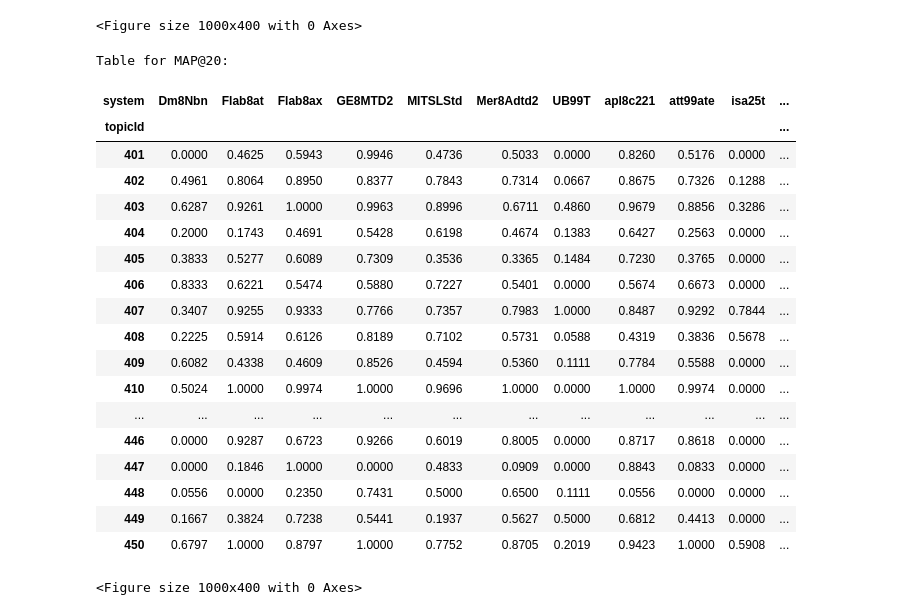
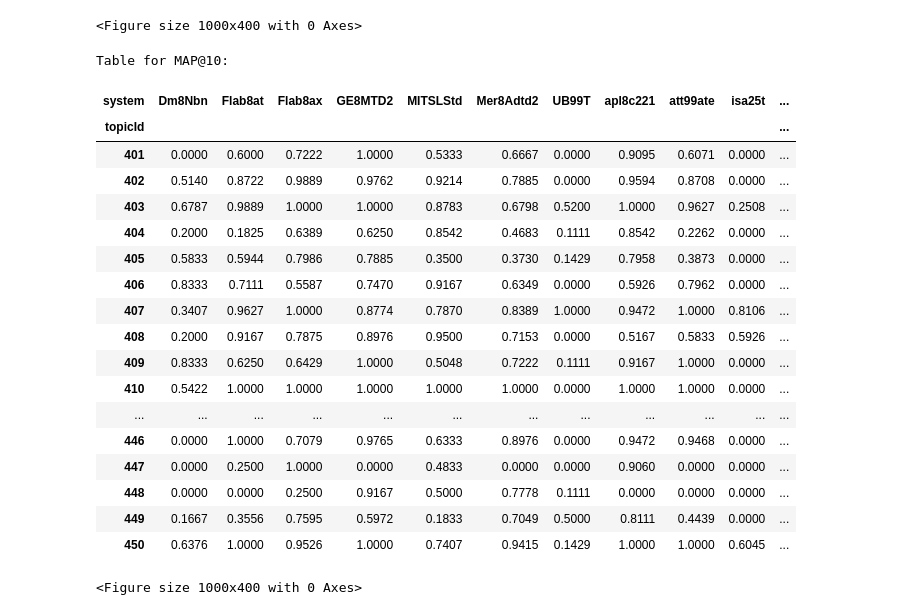
Before and after one commit to naisyh/IR, a Jupyter notebook: PandMAP.ipynb, the cells around one changed output. Cells and saved outputs as stored; diff of their text form; code cells hidden in the pictures.

```diff
--- a/PandMAP.ipynb
+++ b/PandMAP.ipynb
@@ -45,11 +45,11 @@ def calculate_metrics(df, qrel_dict):
         retrieved_docs = group.sort_values('ranking')['docId'].tolist()
 
         p_at_10 = precision_at_k(relevant_docs, retrieved_docs, 10)
-        p_at_50 = precision_at_k(relevant_docs, retrieved_docs, 50)
+        p_at_100 = precision_at_k(relevant_docs, retrieved_docs, 100)
         map_at_100 = mean_average_precision_at_k(relevant_docs, retrieved_docs, 100) #MAP
-        map_at_20 = mean_average_precision_at_k(relevant_docs, retrieved_docs, 20) #MAP
+        map_at_10 = mean_average_precision_at_k(relevant_docs, retrieved_docs, 10) #MAP
 
-        results.append({'topicId': topic, 'P@10': p_at_10, 'P@50': p_at_50, 'MAP@100': map_at_100, 'MAP@20': map_at_20})
+        results.append({'topicId': topic, 'P@10': p_at_10, 'P@100': p_at_100, 'MAP@100': map_at_100, 'MAP@10': map_at_10})
 
     return results
 # %%
@@ -98,9 +98,9 @@ if all_results:
 
     # Display the final results in separate tables for P@10, P@100, AP@100, and MAP@100
     table_format_p10 = final_results.pivot(index='topicId', columns='system', values='P@10')
-    table_format_p50 = final_results.pivot(index='topicId', columns='system', values='P@50')
+    table_format_p100 = final_results.pivot(index='topicId', columns='system', values='P@100')
     table_format_map100 = final_results.pivot(index='topicId', columns='system', values='MAP@100')
-    table_format_map20 = final_results.pivot(index='topicId', columns='system', values='MAP@20')
+    table_format_map10 = final_results.pivot(index='topicId', columns='system', values='MAP@10')
 
 else:
     print("No valid data found to concatenate.")
@@ -237,49 +255,54 @@ Table for MAP@100:
 | 450 | 0.6799 | 0.9148 | 0.8136 | 0.8787 | 0.8223 | 0.7281 | 0.2482 | 0.8390 | 0.9341 | 0.4704 | ... |
 <Figure size 1000x400 with 0 Axes>
 # %%
-print("\nTable for MAP@20:")
-display(table_format_map20.round(4))
+print("\nTable for MAP@10:")
+display(table_format_map10.round(4))
 
-table=table_format_map20.round(4)
+table=table_format_map10.round(4)
+
+# Save the cleaned DataFrame back to a file
+save_path = "D:\VSCODE PROJECT\IR\scores\map@10.csv"
+
+table.to_csv(save_path, index='topicId')
 
 # Create a figure and axis
 plt.figure(figsize=(10, 4))  # Example: width = 10, height = 4
 fig, ax = plt.subplots()
 
 # Hide axes for cleaner table appearance
 ax.axis('off')
 
 # Create table and add row labels
 table = ax.table(
     cellText=table.values,
     colLabels=table.columns,
     rowLabels=table.index,
     loc='center'
 )
 
 # Save the table as an image
-plt.savefig(f"map@20_table.png", bbox_inches='tight', dpi=300)  # Customize filename and format
+plt.savefig(f"map@10_table.png", bbox_inches='tight', dpi=300)  # Customize filename and format
 plt.close(fig)  # Close the figure to avoid memory leaks
 # %% [output]
-Table for MAP@20:
+Table for MAP@10:
 | system | Dm8Nbn | Flab8at | Flab8ax | GE8MTD2 | MITSLStd | Mer8Adtd2 | UB99T | apl8c221 | att99ate | isa25t | ... |
 | topicId |  |  |  |  |  |  |  |  |  |  | ... |
-| 401 | 0.0000 | 0.4625 | 0.5943 | 0.9946 | 0.4736 | 0.5033 | 0.0000 | 0.8260 | 0.5176 | 0.0000 | ... |
-| 402 | 0.4961 | 0.8064 | 0.8950 | 0.8377 | 0.7843 | 0.7314 | 0.0667 | 0.8675 | 0.7326 | 0.1288 | ... |
-| 403 | 0.6287 | 0.9261 | 1.0000 | 0.9963 | 0.8996 | 0.6711 | 0.4860 | 0.9679 | 0.8856 | 0.3286 | ... |
-| 404 | 0.2000 | 0.1743 | 0.4691 | 0.5428 | 0.6198 | 0.4674 | 0.1383 | 0.6427 | 0.2563 | 0.0000 | ... |
-| 405 | 0.3833 | 0.5277 | 0.6089 | 0.7309 | 0.3536 | 0.3365 | 0.1484 | 0.7230 | 0.3765 | 0.0000 | ... |
-| 406 | 0.8333 | 0.6221 | 0.5474 | 0.5880 | 0.7227 | 0.5401 | 0.0000 | 0.5674 | 0.6673 | 0.0000 | ... |
-| 407 | 0.3407 | 0.9255 | 0.9333 | 0.7766 | 0.7357 | 0.7983 | 1.0000 | 0.8487 | 0.9292 | 0.7844 | ... |
-| 408 | 0.2225 | 0.5914 | 0.6126 | 0.8189 | 0.7102 | 0.5731 | 0.0588 | 0.4319 | 0.3836 | 0.5678 | ... |
-| 409 | 0.6082 | 0.4338 | 0.4609 | 0.8526 | 0.4594 | 0.5360 | 0.1111 | 0.7784 | 0.5588 | 0.0000 | ... |
-| 410 | 0.5024 | 1.0000 | 0.9974 | 1.0000 | 0.9696 | 1.0000 | 0.0000 | 1.0000 | 0.9974 | 0.0000 | ... |
+| 401 | 0.0000 | 0.6000 | 0.7222 | 1.0000 | 0.5333 | 0.6667 | 0.0000 | 0.9095 | 0.6071 | 0.0000 | ... |
+| 402 | 0.5140 | 0.8722 | 0.9889 | 0.9762 | 0.9214 | 0.7885 | 0.0000 | 0.9594 | 0.8708 | 0.0000 | ... |
+| 403 | 0.6787 | 0.9889 | 1.0000 | 1.0000 | 0.8783 | 0.6798 | 0.5200 | 1.0000 | 0.9627 | 0.2508 | ... |
+| 404 | 0.2000 | 0.1825 | 0.6389 | 0.6250 | 0.8542 | 0.4683 | 0.1111 | 0.8542 | 0.2262 | 0.0000 | ... |
+| 405 | 0.5833 | 0.5944 | 0.7986 | 0.7885 | 0.3500 | 0.3730 | 0.1429 | 0.7958 | 0.3873 | 0.0000 | ... |
+| 406 | 0.8333 | 0.7111 | 0.5587 | 0.7470 | 0.9167 | 0.6349 | 0.0000 | 0.5926 | 0.7962 | 0.0000 | ... |
+| 407 | 0.3407 | 0.9627 | 1.0000 | 0.8774 | 0.7870 | 0.8389 | 1.0000 | 0.9472 | 1.0000 | 0.8106 | ... |
+| 408 | 0.2000 | 0.9167 | 0.7875 | 0.8976 | 0.9500 | 0.7153 | 0.0000 | 0.5167 | 0.5833 | 0.5926 | ... |
+| 409 | 0.8333 | 0.6250 | 0.6429 | 1.0000 | 0.5048 | 0.7222 | 0.1111 | 0.9167 | 1.0000 | 0.0000 | ... |
+| 410 | 0.5422 | 1.0000 | 1.0000 | 1.0000 | 1.0000 | 1.0000 | 0.0000 | 1.0000 | 1.0000 | 0.0000 | ... |
 | ... | ... | ... | ... | ... | ... | ... | ... | ... | ... | ... | ... |
-| 446 | 0.0000 | 0.9287 | 0.6723 | 0.9266 | 0.6019 | 0.8005 | 0.0000 | 0.8717 | 0.8618 | 0.0000 | ... |
-| 447 | 0.0000 | 0.1846 | 1.0000 | 0.0000 | 0.4833 | 0.0909 | 0.0000 | 0.8843 | 0.0833 | 0.0000 | ... |
-| 448 | 0.0556 | 0.0000 | 0.2350 | 0.7431 | 0.5000 | 0.6500 | 0.1111 | 0.0556 | 0.0000 | 0.0000 | ... |
-| 449 | 0.1667 | 0.3824 | 0.7238 | 0.5441 | 0.1937 | 0.5627 | 0.5000 | 0.6812 | 0.4413 | 0.0000 | ... |
-| 450 | 0.6797 | 1.0000 | 0.8797 | 1.0000 | 0.7752 | 0.8705 | 0.2019 | 0.9423 | 1.0000 | 0.5908 | ... |
+| 446 | 0.0000 | 1.0000 | 0.7079 | 0.9765 | 0.6333 | 0.8976 | 0.0000 | 0.9472 | 0.9468 | 0.0000 | ... |
+| 447 | 0.0000 | 0.2500 | 1.0000 | 0.0000 | 0.4833 | 0.0000 | 0.0000 | 0.9060 | 0.0000 | 0.0000 | ... |
+| 448 | 0.0000 | 0.0000 | 0.2500 | 0.9167 | 0.5000 | 0.7778 | 0.1111 | 0.0000 | 0.0000 | 0.0000 | ... |
+| 449 | 0.1667 | 0.3556 | 0.7595 | 0.5972 | 0.1833 | 0.7049 | 0.5000 | 0.8111 | 0.4439 | 0.0000 | ... |
+| 450 | 0.6376 | 1.0000 | 0.9526 | 1.0000 | 0.7407 | 0.9415 | 0.1429 | 1.0000 | 1.0000 | 0.6045 | ... |
 <Figure size 1000x400 with 0 Axes>
 # %%
 import os
```
Also changed, not shown: parts of 4 cells of this notebook, 12 other files.
